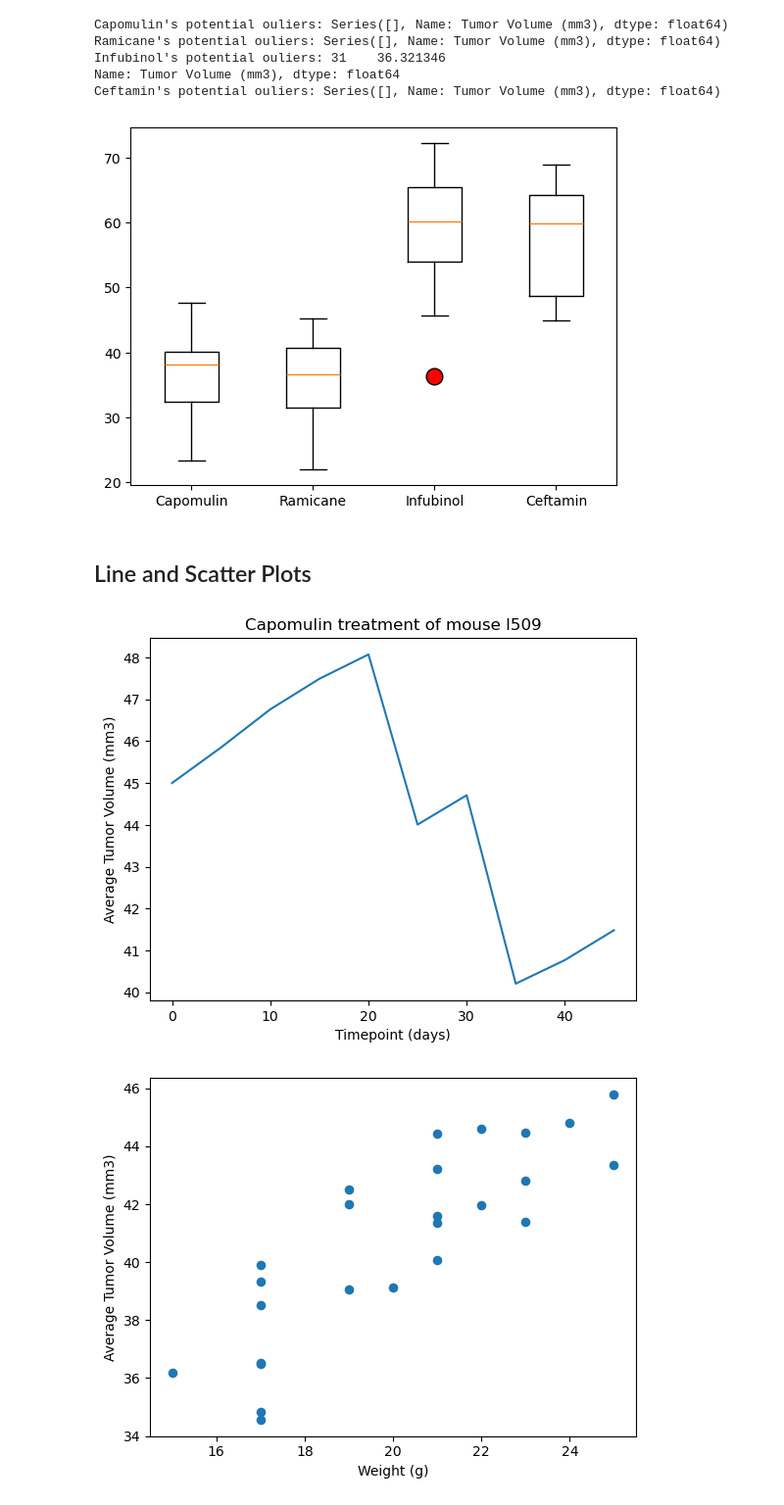
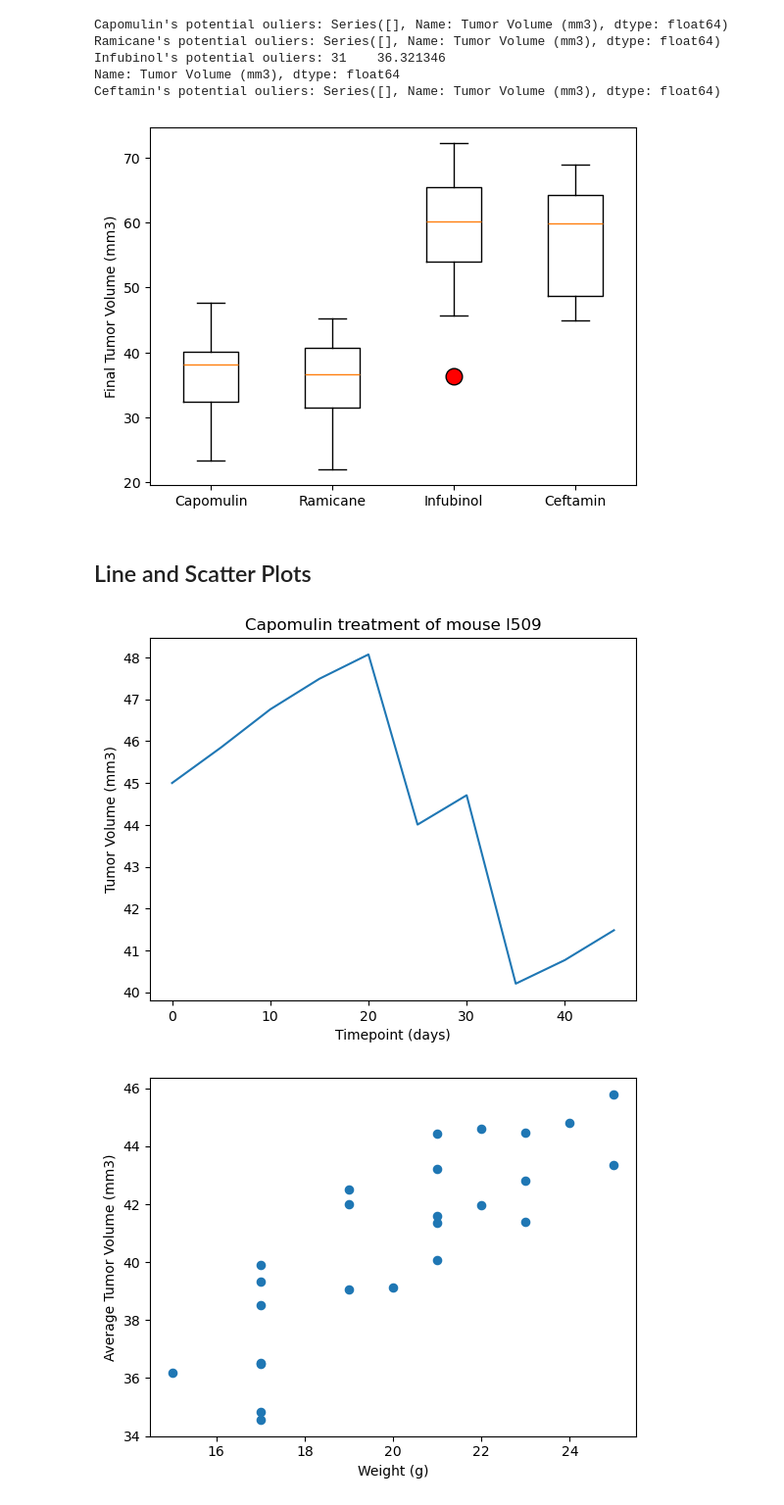
Before and after one commit to jimlhaugen/data-visualization-challenge, a Jupyter notebook: Pymaceuticals/pymaceuticals_starter.ipynb, the cells around one changed output. Shown: that part at 98% size. Cells and saved outputs as stored; diff of their text form; code cells hidden in the pictures.

```diff
--- a/Pymaceuticals/pymaceuticals_starter.ipynb
+++ b/Pymaceuticals/pymaceuticals_starter.ipynb
@@ -282,17 +308,18 @@ Ceftamin's potential ouliers: Series([], Name: Tumor Volume (mm3), dtype: float6
 # %%
 # Generate a box plot that shows the distrubution of the tumor volume for each treatment group.
 fig, ax1 = plt.subplots(figsize=(6.4,4.75))
 
                 # rectangular box plot
 ax1.boxplot(tumor_vol_data,
             vert=True,               # vertical box alignment
             patch_artist=False,      # don't fill boxes with color
             labels=treatments,
             flierprops={'marker': 'o', 'markersize': 12, 'markerfacecolor': 'red'}   # produces red outlier circle symbol
            )
+plt.ylabel("Final Tumor Volume (mm3)")
 plt.show()
 # %% [output]
-[figure, old version]
+[figure, new version]
 # %% [markdown]
 ## Line and Scatter Plots
 # %%
@@ -307,11 +334,11 @@ l509_df_tumor_vol = l509_df[['Tumor Volume (mm3)']]
 tumor_vol_v_timepoint, = plt.plot(l509_df_timepoint,
                                   l509_df_tumor_vol)
 plt.xlabel('Timepoint (days)')
-plt.ylabel('Average Tumor Volume (mm3)')
+plt.ylabel('Tumor Volume (mm3)')
 plt.title('Capomulin treatment of mouse l509')
 plt.show()
 # %% [output]
-[figure, old version]
+[figure, new version]
 # %%
 # Generate a scatter plot of mouse weight vs. the average observed tumor volume for the entire Capomulin regimen
 
```
Also changed, not shown: parts of 7 cells of this notebook.
